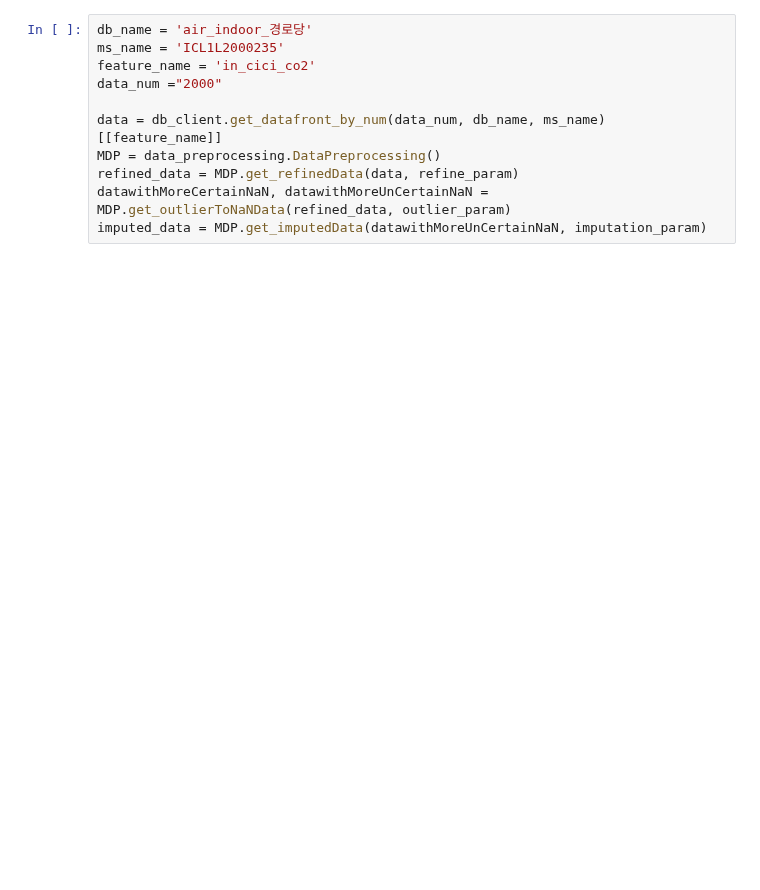
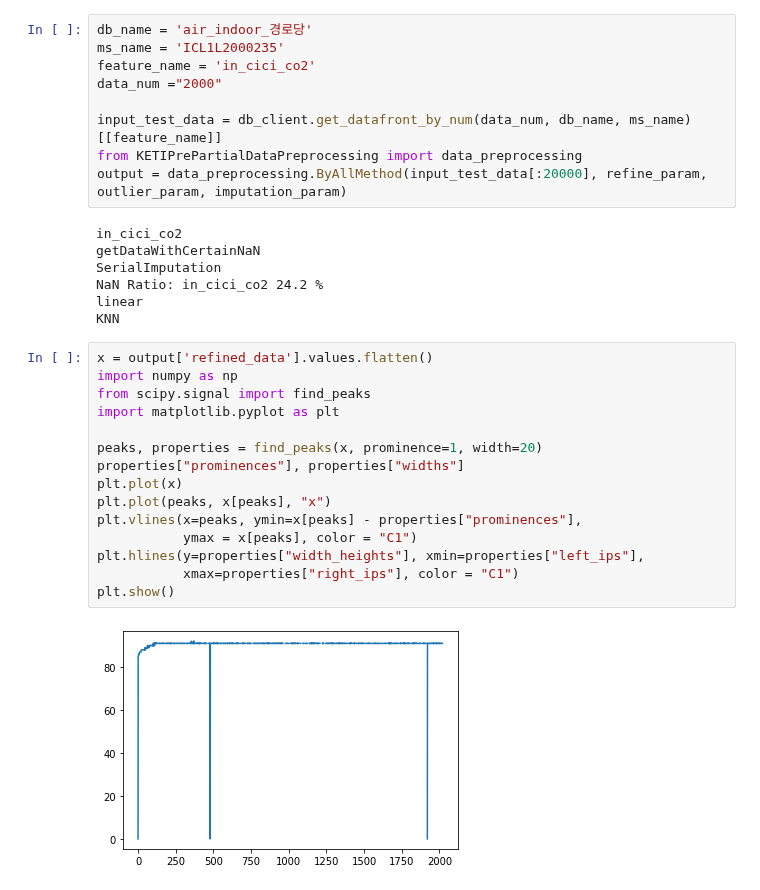
Before and after one commit to ClustProject/KETIPrePartialDataPreprocessing, a Jupyter notebook: testNotebook/1.preprocessingTest_JW.ipynb, the cells around one changed output. Saved outputs shown, nothing was run; the diff lists cells and outputs as text; blank space fills up the shorter version.

```diff
--- a/testNotebook/1.preprocessingTest_JW.ipynb
+++ b/testNotebook/1.preprocessingTest_JW.ipynb
@@ -23,8 +34,30 @@ ms_name = 'ICL1L2000235'
 feature_name = 'in_cici_co2'
 data_num ="2000"
 
-data = db_client.get_datafront_by_num(data_num, db_name, ms_name)[[feature_name]]
-MDP = data_preprocessing.DataPreprocessing()
-refined_data = MDP.get_refinedData(data, refine_param)
-datawithMoreCertainNaN, datawithMoreUnCertainNaN = MDP.get_outlierToNaNData(refined_data, outlier_param)
-imputed_data = MDP.get_imputedData(datawithMoreUnCertainNaN, imputation_param)
+input_test_data = db_client.get_datafront_by_num(data_num, db_name, ms_name)[[feature_name]]
+from KETIPrePartialDataPreprocessing import data_preprocessing
+output = data_preprocessing.ByAllMethod(input_test_data[:20000], refine_param, outlier_param, imputation_param)
+# %% [output]
+in_cici_co2
+getDataWithCertainNaN
+SerialImputation
+NaN Ratio: in_cici_co2 24.2 %
+linear
+KNN
+# %%
+x = output['refined_data'].values.flatten()
+import numpy as np
+from scipy.signal import find_peaks
+import matplotlib.pyplot as plt
+
+peaks, properties = find_peaks(x, prominence=1, width=20)
+properties["prominences"], properties["widths"]
+plt.plot(x)
+plt.plot(peaks, x[peaks], "x")
+plt.vlines(x=peaks, ymin=x[peaks] - properties["prominences"],
+           ymax = x[peaks], color = "C1")
+plt.hlines(y=properties["width_heights"], xmin=properties["left_ips"],
+           xmax=properties["right_ips"], color = "C1")
+plt.show()
+# %% [output]
+[figure, added]
```
Also changed, not shown: parts of 3 cells of this notebook, 3 other files.
